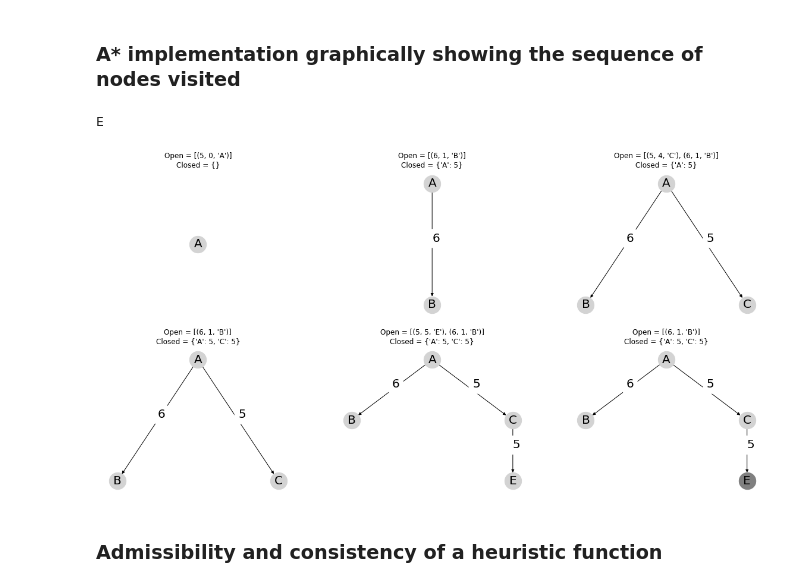
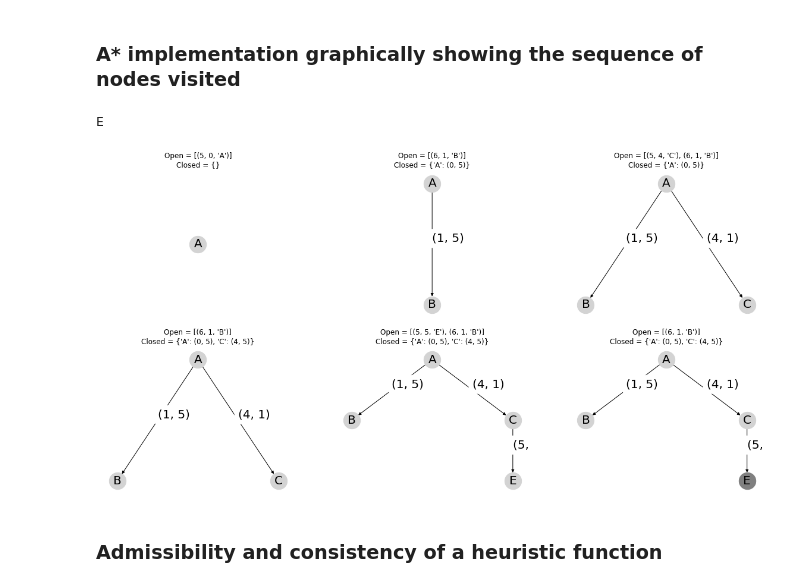
Before and after one commit to jorcisai/SIN, a Jupyter notebook: block1/search/astar.ipynb, the cells around one changed output. Cells and saved outputs as stored; diff of their text form; code cells hidden in the pictures.

Commit message:
Working on plotting search trees

```diff
--- a/block1/search/astar.ipynb
+++ b/block1/search/astar.ipynb
@@ -69,32 +69,32 @@ def astar(G, W, source, Target, h):
   gn = 0
   fn = gn + h[source]
   Openh = []; heapq.heappush(Openh,(fn,gn,source));
-  Opend = {}; Opend[source] = fn
+  Opend = {}; Opend[source] = (gn,fn)
   Closed = {}
   while Openh != []:
     (fs,gs,s) = heapq.heappop(Openh); del Opend[s]
     if s in Target:
       return s
-    Closed[s] = fs
+    Closed[s] = (gs,fs)
     for n in G[s]:
       gn = gs + W[(s,n)]
       fn = gn + h[n]
       if n not in Closed:
         if n not in Opend:
-          heapq.heappush(Openh,(fn,gn,n)); Opend.update({n: fn})
+          heapq.heappush(Openh,(fn,gn,n)); Opend.update({n: (gn,fn)})
         else:
-          x = Opend[n]
+          (ogn,ofn) = Opend[n]
           # Existing node with better fn -> update
-          if fn < x:
-            i = Openh.index((x,n))
+          if fn < ofn:
+            i = Openh.index((ofn,ogn,n))
             Openh[i] = (fn,gn,n)
             heapq._siftdown(Openh,0,i)
       else:
-        x = Closed[n]
+        (ogn,ofn) = Closed[n]
         # Existing node with better fn -> update
-        if fn < x:
+        if fn < ofn:
           del Closed[n]
-          heapq.heappush(Openh,(fn,n)); Opend.update({n: fn})
+          heapq.heappush(Openh,(fn,gn,n)); Opend.update({n: (gn,fn)})
 
 print(astar(G,W,source,Target,h))
 # %% [output]
@@ -127,45 +127,45 @@ def astar(G, W, source, Target, h):
   gn = 0
   fn = gn + h[source]
   Openh = []; heapq.heappush(Openh,(fn,gn,source));
-  Opend = {}; Opend[source] = fn
+  Opend = {}; Opend[source] = (gn,fn)
   Closed = {}
   DG = {source:[]}
   DW = {}
   draw_graph(DG, DW, source, Openh, Closed)
   while Openh != []:
     (fs,gs,s) = heapq.heappop(Openh); del Opend[s]
     if s in Target:
       draw_graph(DG, DW, source, Openh, Closed, [s])
       return s
-    Closed[s] = fs
+    Closed[s] = (gs,fs)
     Adj = DG[s]
     for n in G[s]:
       gn = gs + W[(s,n)]
       fn = gn + h[n]
       if n not in Closed:
         if n not in Opend:
-          heapq.heappush(Openh,(fn,gn,n)); Opend.update({n: fn})
-          Adj.append(n); DG[s]=Adj; DG.update({n:[]}); DW.update({(s,n):fn})
+          heapq.heappush(Openh,(fn,gn,n)); Opend.update({n: (gn,fn)})
+          Adj.append(n); DG[s]=Adj; DG.update({n:[]}); DW.update({(s,n):(gn,fn-gn)})
         else:
-          x = Opend[n]
+          (ogn,ofn) = Opend[n]
           # Existing node with better fn -> update
-          if fn < x:
-            i = Openh.index((x,n))
+          if fn < ofn:
+            i = Openh.index((ofn,ogn,n))
             Openh[i] = (fn,gn,n)
             heapq._siftdown(Openh,0,i)
-            DW.update({(s,n):fn})
+            DW.update({(s,n):(gn,fn-gn)})
       else:
-        x = Closed[n]
+        (ogn,ofn) = Closed[n]
         # Existing node with better fn -> update
-        if fn < x:
+        if fn < ofn:
           del Closed[n]
-          heapq.heappush(Openh,(fn,gn,n)); Opend.update({n: fn})
+          heapq.heappush(Openh,(fn,gn,n)); Opend.update({n: (gn,fn)})
       draw_graph(DG, DW, source, Openh, Closed)
 
 print(astar(G,W,source,Target,h))
 # %% [output]
 E
-[figure, old version]
+[figure, new version]
 # %% [markdown]
 ### Admissibility and consistency of a heuristic function
 # %% [markdown]
```
Also changed, not shown: parts of 2 cells of this notebook, 1 other file.
